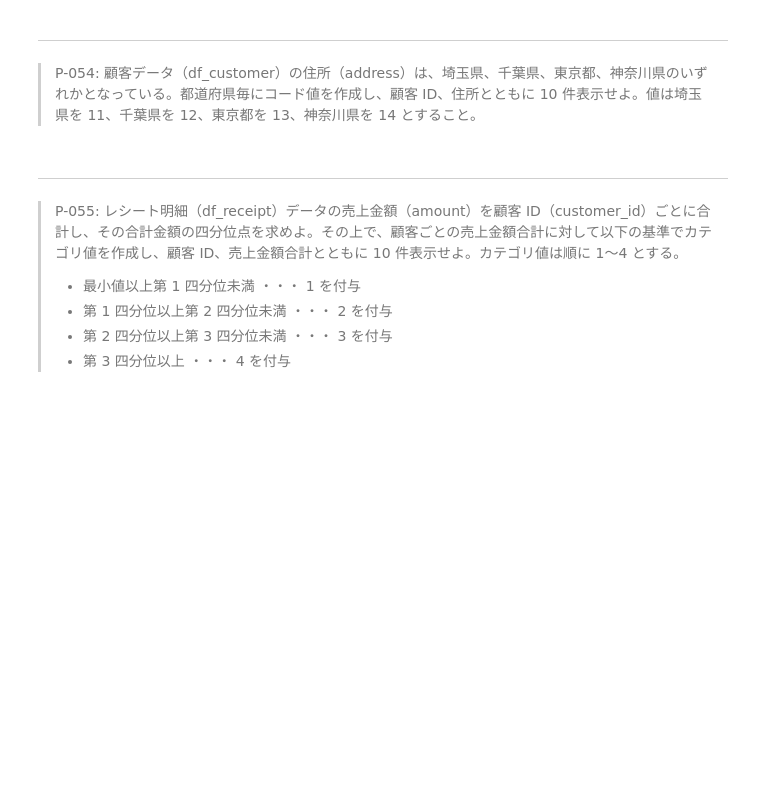
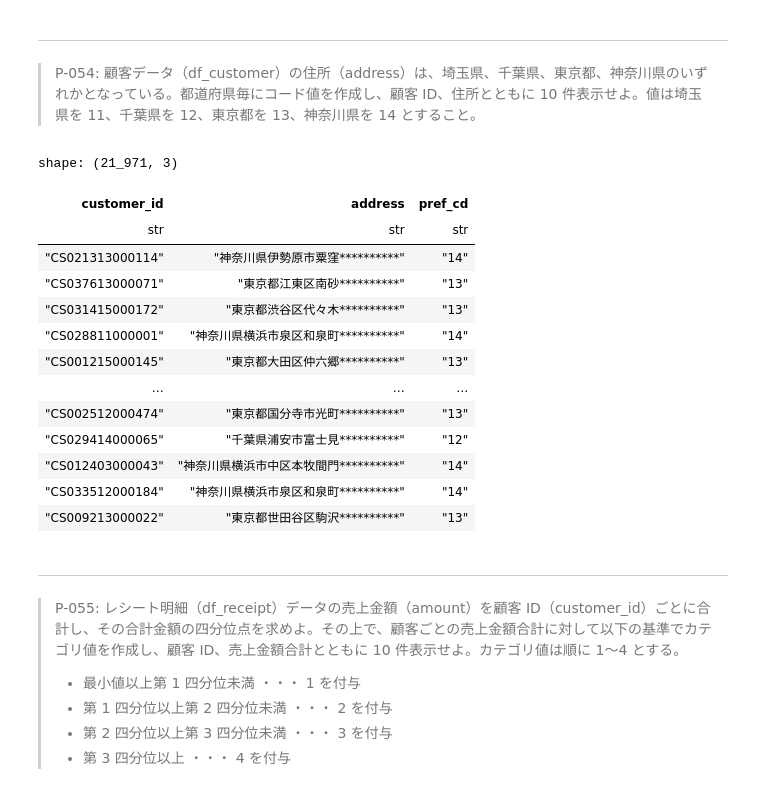
Before and after one commit to NMZ0429/ds_100knocks, a Jupyter notebook: content/100knocks-preprocess/docker/work/preprocess_knock_Python.ipynb, the cells around one changed output. Saved outputs shown, nothing was run; the diff lists cells and outputs as text; code cells hidden in the pictures; blank space fills up the shorter version.

```diff
--- a/content/100knocks-preprocess/docker/work/preprocess_knock_Python.ipynb
+++ b/content/100knocks-preprocess/docker/work/preprocess_knock_Python.ipynb
@@ -1163,6 +1224,37 @@ shape: (10, 3)
 ---
 
 > P-054: 顧客データ（df_customer）の住所（address）は、埼玉県、千葉県、東京都、神奈川県のいずれかとなっている。都道府県毎にコード値を作成し、顧客 ID、住所とともに 10 件表示せよ。値は埼玉県を 11、千葉県を 12、東京都を 13、神奈川県を 14 とすること。
+# %%
+df_customer.select(
+    pl.col("customer_id"),
+    pl.col("address"),
+    pl.col("address")
+    .str.slice(0, 3)
+    .replace(
+        {
+            "埼玉県": 11,
+            "千葉県": 12,
+            "東京都": 13,
+            "神奈川": 14,
+        }
+    )
+    .alias("pref_cd"),
+)
+# %% [output]
+shape: (21_971, 3)
+| customer_id | address | pref_cd |
+| str | str | str |
+| "CS021313000114" | "神奈川県伊勢原市粟窪**********" | "14" |
+| "CS037613000071" | "東京都江東区南砂**********" | "13" |
+| "CS031415000172" | "東京都渋谷区代々木**********" | "13" |
+| "CS028811000001" | "神奈川県横浜市泉区和泉町**********" | "14" |
+| "CS001215000145" | "東京都大田区仲六郷**********" | "13" |
+| … | … | … |
+| "CS002512000474" | "東京都国分寺市光町**********" | "13" |
+| "CS029414000065" | "千葉県浦安市富士見**********" | "12" |
+| "CS012403000043" | "神奈川県横浜市中区本牧間門**********" | "14" |
+| "CS033512000184" | "神奈川県横浜市泉区和泉町**********" | "14" |
+| "CS009213000022" | "東京都世田谷区駒沢**********" | "13" |
 # %% [markdown]
 ---
 
```
Also changed, not shown: parts of 8 cells of this notebook.
